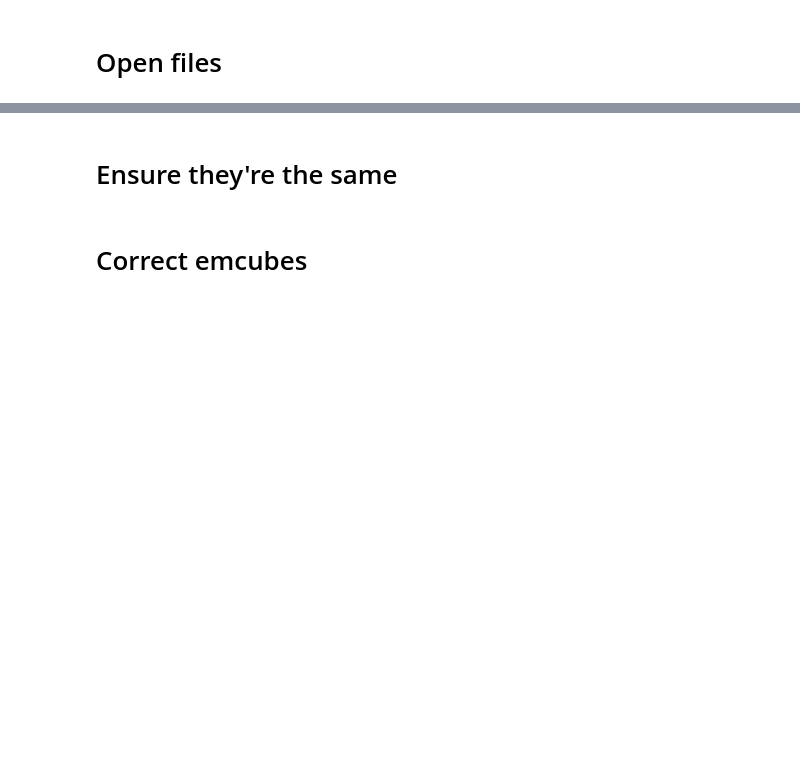
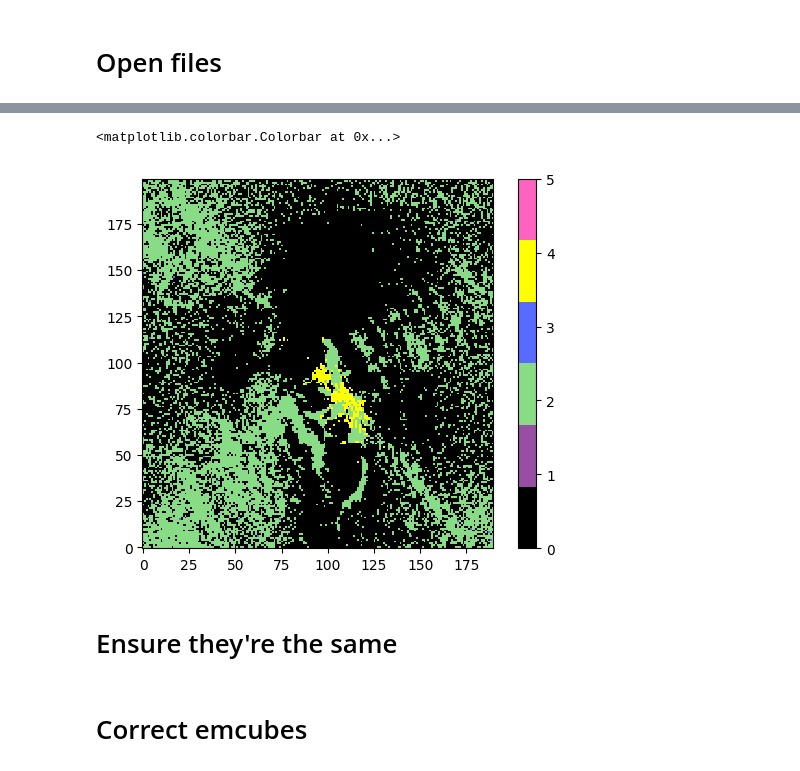
Before and after one commit to lmallett/flare-dems, a Jupyter notebook: python code/test codes/test_codes.ipynb, the cells around one changed output, grey strips where cells are left out. Drawn from its saved outputs; the diff is of its cells as text; code cells hidden in the pictures; blank space fills up the shorter version.

```diff
--- a/python code/test codes/test_codes.ipynb
+++ b/python code/test codes/test_codes.ipynb
@@ -139,3 +141,81 @@ data = np.copy(vars.datacube)
 # print(data[wheredata])
 print(vars.datacube)
 # print(vars.satmap)
+# %%
+import os
+import numpy as np
+import scipy as sp
+
+path = "D://emcubes_110809//emcubes_np//"
+filelist = os.listdir(path)
+file = filelist[35]
+filename = path + file
+print(filename)
+
+color_list = [
+    "#000000",  # black, 0 (converges)
+    "#984ea3",  # purple, 1 (unbounded)
+    "#88DC85",  # green, 2 (no soln)
+    "#576BFF",  # blue, 3 (func did not converge)
+    "#ffff00",  # yellow,  10 (negative coeff from simplex)
+    "#FF63C2",  # pink, 11 (nocount; too little data)
+    ]
+
+color_list = [
+    # "#e41a1c", # red
+    # "#000000",
+    # "#4daf4a", # green
+    # "#61DA5D", # green
+    # "#377eb8", # blue
+    # "#00B8FF", # blue
+    # "#984ea3", # purple
+    # "#FF4FC1", # pink
+    # "#ff7f00", # orange
+    # "#ffff00"    # yellow
+    ]
+
+# "#e41a1c", # red
+# "#4daf4a", # green
+# "#377eb8",
+# "#33A0F9",
+# "#984ea3", # purple
+# "#FF4FC1", # pink
+
+# color_list = [
+#     '#000000',  # black
+#     '#a6cee3',  # l-blue
+#     '#1f78b4',  # d-blue
+#     '#b2df8a',  # l-green
+#     '#33a02c',  # d-green
+#     '#eb34b7'   # pink
+# ]
+# color_list = [
+#     "#000000", # black
+#     "#40B936", # green
+#     "#6BCEFF", # blue
+#     "#FF4FC1", # pink
+#     "#FFDE3B", # yellow
+# ]
+
+color_map = colors.ListedColormap(color_list)
+
+xregion = [410,601]
+yregion = [410,611]
+xstart  = xregion[0]
+xend    = xregion[1]-1
+ystart  = yregion[0]
+yend    = yregion[1]-1
+
+vars = np.load(filename)
+statuscube = (vars["statuscube"])[ystart:yend, xstart:xend]
+
+print(np.unique(statuscube))
+
+statuscube[statuscube == 10] = 4
+statuscube[statuscube == 11] = 5
+
+print(np.unique(statuscube))
+
+plt.imshow(statuscube, cmap = color_map, vmin = 0, vmax = 5, origin = 'lower', interpolation = 'none')
+plt.colorbar()
+# %% [output]
@@ -142,3 +225,5 @@ print(vars.datacube)
+<matplotlib.colorbar.Colorbar at 0x...>
+[figure, added]
 # %% [markdown]
 # Ensure they're the same
 # %%
```
Also changed, not shown: parts of 2 cells of this notebook, 21 other files.
